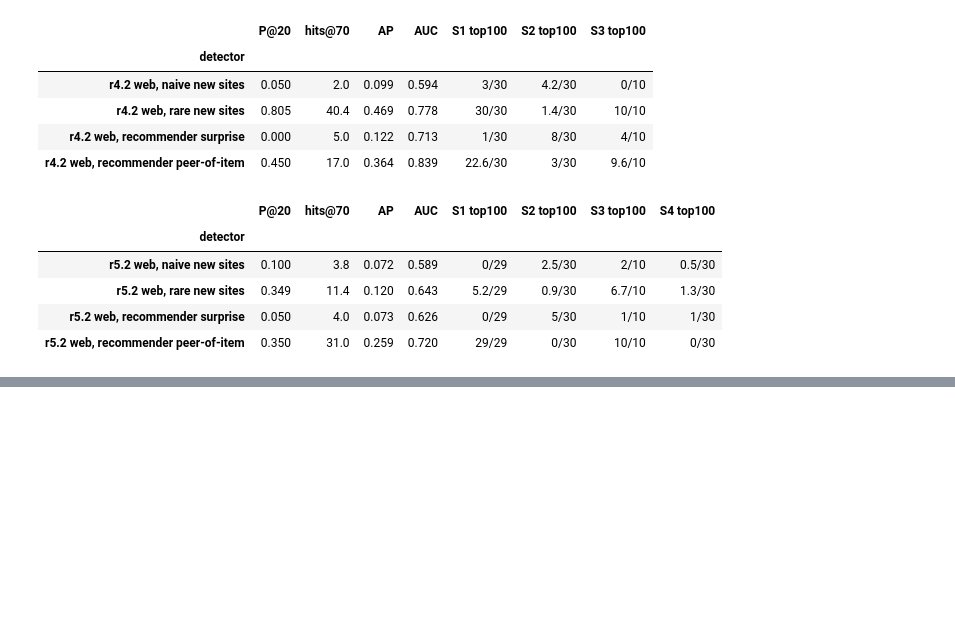
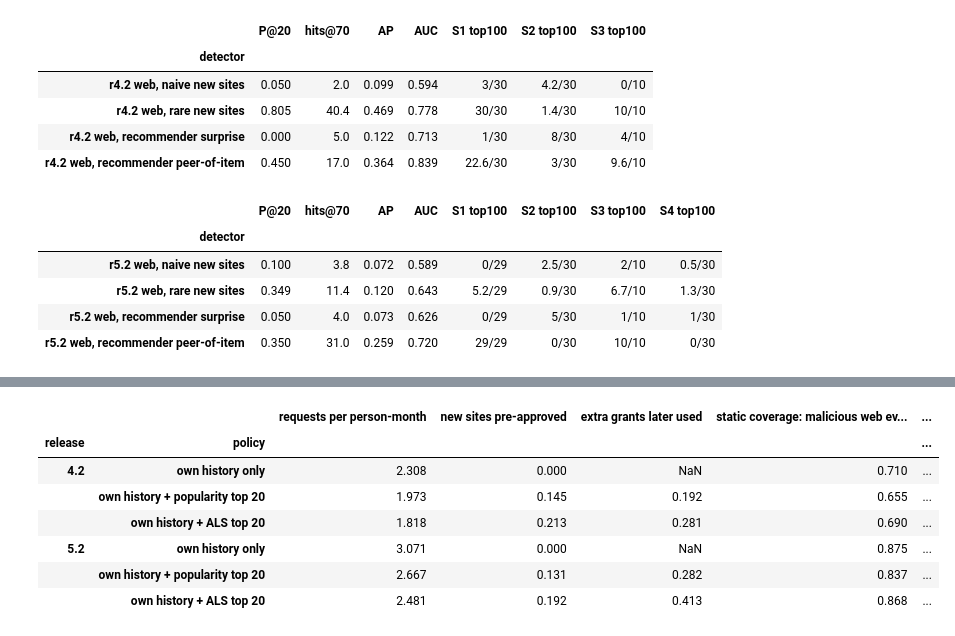
Before and after one commit to theMehrad/IBMZDatathon2026, a Jupyter notebook: feasibility/OutOfRole_Feasibility.ipynb, the cells around one changed output, grey strips where cells are left out. Drawn from its saved outputs; the diff is of its cells as text; code cells hidden in the pictures; blank space fills up the shorter version.

```diff
--- a/feasibility/OutOfRole_Feasibility.ipynb
+++ b/feasibility/OutOfRole_Feasibility.ipynb
@@ -1382,0 +1710,79 @@ This follows the external reviewer's final recommendation: one tested default ra
+# %%
+# ---------- Step 17: least-privilege advisor for websites ----------
+def malicious_events(c, typ):
+    # each insider's own answer-key rows of one type (the answer files also contain other people's lines); grading only
+    rows = []
+    for r in INS[INS.dataset.astype(str) == c.rel].itertuples():
+        for line in open(ANS / f"r{c.rel}-{r.scenario}" / r.details, errors="replace"):
+            p = line.rstrip("\n").split(",", 6)
+            if len(p) < 6 or p[3] != r.user or p[0] != typ: continue
+            m = DOM_RE.match(p[5]) if typ == "http" else None
+            rows.append((r.scenario, r.user, p[4], m.group(1).lower() if m else None))
+    return pd.DataFrame(rows, columns=["scenario", "user", "pc", "domain"])
+
+def advisor(c, setting, K=20):
+    df, items, iidx = space(c, "dom"); nu, ni = len(c.users), len(items)
+    tr, te = df[df.day < c.cut], df[df.day >= c.cut]          # reference script: history = every day before the cutoff
+    X = usage(tr, nu, ni); own = X.toarray() > 0; known = own.any(0)
+    U, V = als_np(logged(X), **setting)                        # seed 7, as in least_privilege_full.py
+    grants = {"own history only": own,
+              f"own history + popularity top {K}": own | (rank_matrix(np.tile(own.sum(0).astype(float), (nu, 1)), own, known) < K),
+              f"own history + ALS top {K}": own | (rank_matrix(U @ V.T, own, known) < K)}
+    normal = np.array([u not in c.lab for u in c.users])
+    p = te[normal[te.u.values]][["u", "i"]].drop_duplicates(); isnew = ~own[p.u.values, p.i.values]
+    months = (te.day.max() - c.cut).days / 30.44
+    mal = malicious_events(c, "http").dropna(subset=["domain"])
+    assert mal.domain.isin(iidx).all(), "a malicious site is missing from the web table"
+    mu, mi = mal.user.map(c.uidx).values, mal.domain.map(iidx).values
+    used = np.zeros_like(own); used[p.u.values, p.i.values] = True     # (person, site) pairs normal staff actually used in test
+    rows = []
+    for name, A in grants.items():
+        blocked = ~A[mu, mi]; extra = (A & ~own)[normal]
+        rows.append({"release": c.rel, "policy": name,
+                     "requests per person-month": (~A[p.u.values, p.i.values]).sum() / normal.sum() / months,
+                     "new sites pre-approved": (A[p.u.values, p.i.values] & isnew).sum() / isnew.sum(),
+                     "extra grants later used": (extra & used[normal]).sum() / extra.sum() if extra.any() else np.nan,
+                     "static coverage: malicious web events needing approval": blocked.mean(),
+                     **{f"S{s}": blocked[(mal.scenario == s).values].mean() for s in sorted(mal.scenario.unique())}})
+    return rows, len(mal), months
+
+def org_novel(c):
+    # block any site that nobody in the company visited during training (training = before the cutoff week)
+    wk0 = c.cut - pd.Timedelta(days=c.cut.weekday())
+    seen = set(c.dom[c.dom.day < wk0].domain); te = c.dom[c.dom.day >= c.cut]
+    nov = te[~te.domain.isin(seen)]; nrm = nov[~nov.user.isin(c.lab)]
+    mal = malicious_events(c, "http").dropna(subset=["domain"])
+    row = {"release": c.rel, "test sites new to the company": nov.domain.nunique(),
+           "normal staff: person-days blocked": len(nrm), "normal staff: people affected": nrm.user.nunique()}
+    for s, g in mal.groupby("scenario"):
+        row[f"S{s} malicious web events"] = len(g); row[f"S{s} share blocked"] = round(float((~g.domain.isin(seen)).mean()), 3)
+    return row, sorted(nov.domain.unique())
+
+def computers_note(c, setting, Ks=(20, 50)):
+    # same advisor idea for computers: how many new computers of normal staff could any list have pre-approved?
+    df, items, iidx = space(c, "pc"); nu, ni = len(c.users), len(items)
+    tr, te = df[df.day < c.cut], df[df.day >= c.cut]
+    Xd = usage(tr, nu, ni).toarray(); own = Xd > 0; known = own.any(0)
+    tot = Xd.sum(0); personal = known & (Xd.max(0) / np.maximum(tot, 1) >= 0.8); owner = np.where(personal, Xd.argmax(0), -1)
+    normal = np.array([u not in c.lab for u in c.users])
+    p = te[normal[te.u.values]][["u", "i"]].drop_duplicates(); p = p[~own[p.u.values, p.i.values]]
+    U, V = als_np(logged(usage(tr, nu, ni)), **setting)
+    rk = {"popularity": rank_matrix(np.tile(own.sum(0).astype(float), (nu, 1)), own, known), "ALS": rank_matrix(U @ V.T, own, known)}
+    row = {"release": c.rel, "new (person, computer) pairs, normal staff": len(p),
+           "share that are a colleague's personal PC": (personal[p.i.values] & (owner[p.i.values] != p.u.values)).mean()}
+    for name, R in rk.items():
+        for K in Ks:
+            row[f"{name} top {K} recall"] = (R[p.u.values, p.i.values] < K).mean()
+    return row
+
+rows, nov_rows, pc_rows = [], [], []
+for c in (c42, c52):
+    r, n_mal, months = advisor(c, TUNED[(c.rel, "dom")]); rows += r
+    print(f"r{c.rel}: test period {months:.1f} months; {n_mal:,} malicious web events by the insiders themselves")
+    row, sites = org_novel(c); nov_rows.append(row)
+    print(f"r{c.rel}: sites new to the company in the test period: {', '.join(sites)}")
+    pc_rows.append(computers_note(c, TUNED[(c.rel, "pc")]))
+display(pd.DataFrame(rows).set_index(["release", "policy"]).round(3))
+display(pd.DataFrame(nov_rows).set_index("release"))
+display(pd.DataFrame(pc_rows).set_index("release").round(3))
+# %% [output]
@@ -1382,0 +1793,8 @@ This follows the external reviewer's final recommendation: one tested default ra
+|  |  | requests per person-month | new sites pre-approved | extra grants later used | static coverage: malicious web ev... | ... |
+| release | policy |  |  |  |  | ... |
+| 4.2 | own history only | 2.308 | 0.000 | NaN | 0.710 | ... |
+|  | own history + popularity top 20 | 1.973 | 0.145 | 0.192 | 0.655 | ... |
+|  | own history + ALS top 20 | 1.818 | 0.213 | 0.281 | 0.690 | ... |
+| 5.2 | own history only | 3.071 | 0.000 | NaN | 0.875 | ... |
+|  | own history + popularity top 20 | 2.667 | 0.131 | 0.282 | 0.837 | ... |
+|  | own history + ALS top 20 | 2.481 | 0.192 | 0.413 | 0.868 | ... |
```
Also changed, not shown: parts of 50 cells of this notebook, 16 other files.
